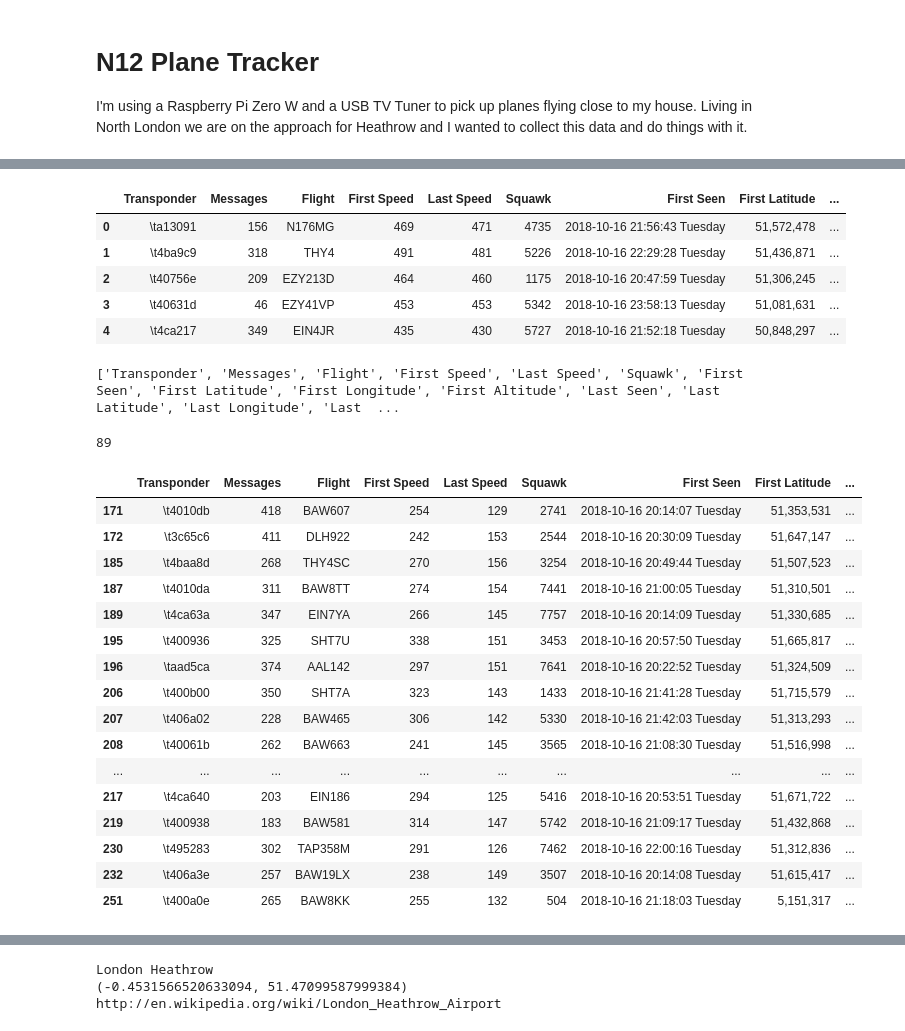
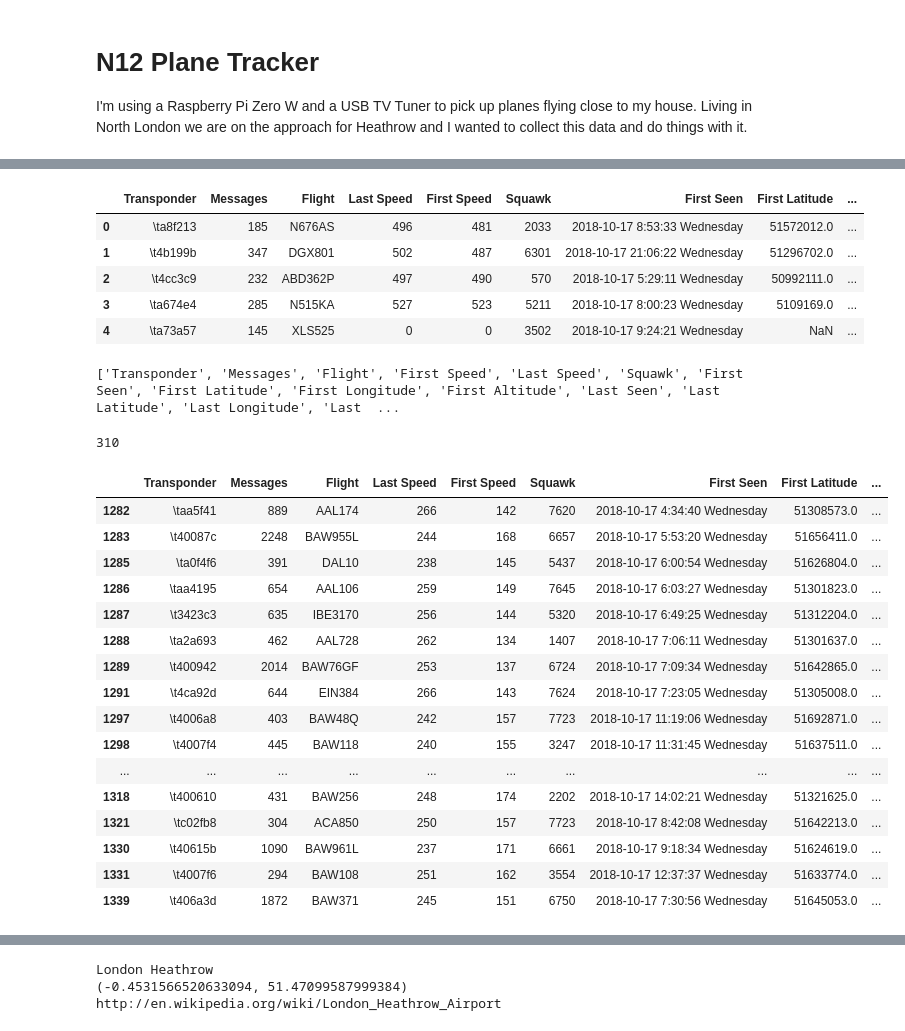
Before and after one commit to sierrajulietromeo/N12_plane_spotter, a Jupyter notebook: N15_Plane_Tracker.ipynb, the cells around one changed output, grey strips where cells are left out. Saved outputs shown, nothing was run; the diff lists cells and outputs as text; code cells hidden in the pictures.

```diff
--- a/N15_Plane_Tracker.ipynb
+++ b/N15_Plane_Tracker.ipynb
@@ -60,6 +75,6 @@ import numpy as np
 # %%
 
-df = pd.read_csv('Tab_Delimited_data.csv')
+df = pd.read_csv('17thOct.csv')
 
 #df = pd.read_csv('AC_data_2019.csv')
 df.head()
@@ -87,12 +124,12 @@ df["Low Dist"] = pd.to_numeric(df["Low Dist"], errors='coerce').fillna(0).astype
 
 df.head()
 # %% [output]
-|  | Transponder | Messages | Flight | First Speed | Last Speed | Squawk | First Seen | First Latitude | ... |
-| 0 | \ta13091 | 156 | N176MG | 469 | 471 | 4735 | 2018-10-16 21:56:43 Tuesday | 51,572,478 | ... |
-| 1 | \t4ba9c9 | 318 | THY4 | 491 | 481 | 5226 | 2018-10-16 22:29:28 Tuesday | 51,436,871 | ... |
-| 2 | \t40756e | 209 | EZY213D | 464 | 460 | 1175 | 2018-10-16 20:47:59 Tuesday | 51,306,245 | ... |
-| 3 | \t40631d | 46 | EZY41VP | 453 | 453 | 5342 | 2018-10-16 23:58:13 Tuesday | 51,081,631 | ... |
-| 4 | \t4ca217 | 349 | EIN4JR | 435 | 430 | 5727 | 2018-10-16 21:52:18 Tuesday | 50,848,297 | ... |
+|  | Transponder | Messages | Flight | Last Speed | First Speed | Squawk | First Seen | First Latitude | ... |
+| 0 | \ta8f213 | 185 | N676AS | 496 | 481 | 2033 | 2018-10-17 8:53:33 Wednesday | 51572012.0 | ... |
+| 1 | \t4b199b | 347 | DGX801 | 502 | 487 | 6301 | 2018-10-17 21:06:22 Wednesday | 51296702.0 | ... |
+| 2 | \t4cc3c9 | 232 | ABD362P | 497 | 490 | 570 | 2018-10-17 5:29:11 Wednesday | 50992111.0 | ... |
+| 3 | \ta674e4 | 285 | N515KA | 527 | 523 | 5211 | 2018-10-17 8:00:23 Wednesday | 5109169.0 | ... |
+| 4 | \ta73a57 | 145 | XLS525 | 0 | 0 | 3502 | 2018-10-17 9:24:21 Wednesday | NaN | ... |
 # %%
 print(list(df.columns))
 # %% [output]
@@ -103,30 +140,30 @@ df2 = df[df['First Altitude'].between(5000, 10000, inclusive=True)]
 #df2.head()
 len(df2)
 # %% [output]
-89
+310
 # %%
 # Then refine that dataframe further to planes where last altitude detected was between 0-1000ft.   Now the dataset is of planes that overflew my house
-df2 = df2[df2['Last Altitude'].between(0, 1000, inclusive=True)]
+df2 = df2[df2['Last Altitude'].between(0, 1500, inclusive=True)]
 df2.head(20)
 #len(df2)   # length of dataframe
 # %% [output]
-|  | Transponder | Messages | Flight | First Speed | Last Speed | Squawk | First Seen | First Latitude | ... |
-| 171 | \t4010db | 418 | BAW607 | 254 | 129 | 2741 | 2018-10-16 20:14:07 Tuesday | 51,353,531 | ... |
-| 172 | \t3c65c6 | 411 | DLH922 | 242 | 153 | 2544 | 2018-10-16 20:30:09 Tuesday | 51,647,147 | ... |
-| 185 | \t4baa8d | 268 | THY4SC | 270 | 156 | 3254 | 2018-10-16 20:49:44 Tuesday | 51,507,523 | ... |
-| 187 | \t4010da | 311 | BAW8TT | 274 | 154 | 7441 | 2018-10-16 21:00:05 Tuesday | 51,310,501 | ... |
-| 189 | \t4ca63a | 347 | EIN7YA | 266 | 145 | 7757 | 2018-10-16 20:14:09 Tuesday | 51,330,685 | ... |
-| 195 | \t400936 | 325 | SHT7U | 338 | 151 | 3453 | 2018-10-16 20:57:50 Tuesday | 51,665,817 | ... |
-| 196 | \taad5ca | 374 | AAL142 | 297 | 151 | 7641 | 2018-10-16 20:22:52 Tuesday | 51,324,509 | ... |
-| 206 | \t400b00 | 350 | SHT7A | 323 | 143 | 1433 | 2018-10-16 21:41:28 Tuesday | 51,715,579 | ... |
-| 207 | \t406a02 | 228 | BAW465 | 306 | 142 | 5330 | 2018-10-16 21:42:03 Tuesday | 51,313,293 | ... |
-| 208 | \t40061b | 262 | BAW663 | 241 | 145 | 3565 | 2018-10-16 21:08:30 Tuesday | 51,516,998 | ... |
+|  | Transponder | Messages | Flight | Last Speed | First Speed | Squawk | First Seen | First Latitude | ... |
+| 1282 | \taa5f41 | 889 | AAL174 | 266 | 142 | 7620 | 2018-10-17 4:34:40 Wednesday | 51308573.0 | ... |
+| 1283 | \t40087c | 2248 | BAW955L | 244 | 168 | 6657 | 2018-10-17 5:53:20 Wednesday | 51656411.0 | ... |
+| 1285 | \ta0f4f6 | 391 | DAL10 | 238 | 145 | 5437 | 2018-10-17 6:00:54 Wednesday | 51626804.0 | ... |
+| 1286 | \taa4195 | 654 | AAL106 | 259 | 149 | 7645 | 2018-10-17 6:03:27 Wednesday | 51301823.0 | ... |
+| 1287 | \t3423c3 | 635 | IBE3170 | 256 | 144 | 5320 | 2018-10-17 6:49:25 Wednesday | 51312204.0 | ... |
+| 1288 | \ta2a693 | 462 | AAL728 | 262 | 134 | 1407 | 2018-10-17 7:06:11 Wednesday | 51301637.0 | ... |
+| 1289 | \t400942 | 2014 | BAW76GF | 253 | 137 | 6724 | 2018-10-17 7:09:34 Wednesday | 51642865.0 | ... |
+| 1291 | \t4ca92d | 644 | EIN384 | 266 | 143 | 7624 | 2018-10-17 7:23:05 Wednesday | 51305008.0 | ... |
+| 1297 | \t4006a8 | 403 | BAW48Q | 242 | 157 | 7723 | 2018-10-17 11:19:06 Wednesday | 51692871.0 | ... |
+| 1298 | \t4007f4 | 445 | BAW118 | 240 | 155 | 3247 | 2018-10-17 11:31:45 Wednesday | 51637511.0 | ... |
 | ... | ... | ... | ... | ... | ... | ... | ... | ... | ... |
-| 217 | \t4ca640 | 203 | EIN186 | 294 | 125 | 5416 | 2018-10-16 20:53:51 Tuesday | 51,671,722 | ... |
-| 219 | \t400938 | 183 | BAW581 | 314 | 147 | 5742 | 2018-10-16 21:09:17 Tuesday | 51,432,868 | ... |
-| 230 | \t495283 | 302 | TAP358M | 291 | 126 | 7462 | 2018-10-16 22:00:16 Tuesday | 51,312,836 | ... |
-| 232 | \t406a3e | 257 | BAW19LX | 238 | 149 | 3507 | 2018-10-16 20:14:08 Tuesday | 51,615,417 | ... |
-| 251 | \t400a0e | 265 | BAW8KK | 255 | 132 | 504 | 2018-10-16 21:18:03 Tuesday | 5,151,317 | ... |
+| 1318 | \t400610 | 431 | BAW256 | 248 | 174 | 2202 | 2018-10-17 14:02:21 Wednesday | 51321625.0 | ... |
+| 1321 | \tc02fb8 | 304 | ACA850 | 250 | 157 | 7723 | 2018-10-17 8:42:08 Wednesday | 51642213.0 | ... |
+| 1330 | \t40615b | 1090 | BAW961L | 237 | 171 | 6661 | 2018-10-17 9:18:34 Wednesday | 51624619.0 | ... |
+| 1331 | \t4007f6 | 294 | BAW108 | 251 | 162 | 3554 | 2018-10-17 12:37:37 Wednesday | 51633774.0 | ... |
+| 1339 | \t406a3d | 1872 | BAW371 | 245 | 151 | 6750 | 2018-10-17 7:30:56 Wednesday | 51645053.0 | ... |
 # %%
 ## Shows planes that fly over, but not necessarily planes landing at LHR
 df2 = df2[df2['Low Dist'].between(0.1, 5, inclusive=True)]
```
Also changed, not shown: parts of 11 cells of this notebook.
